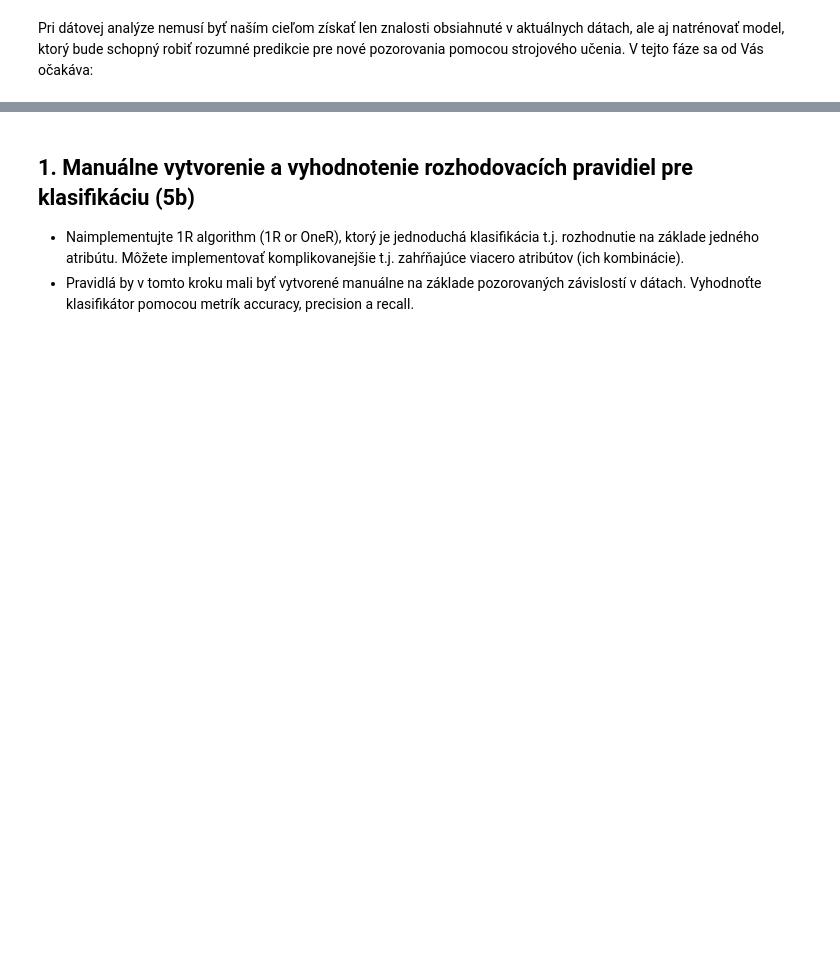
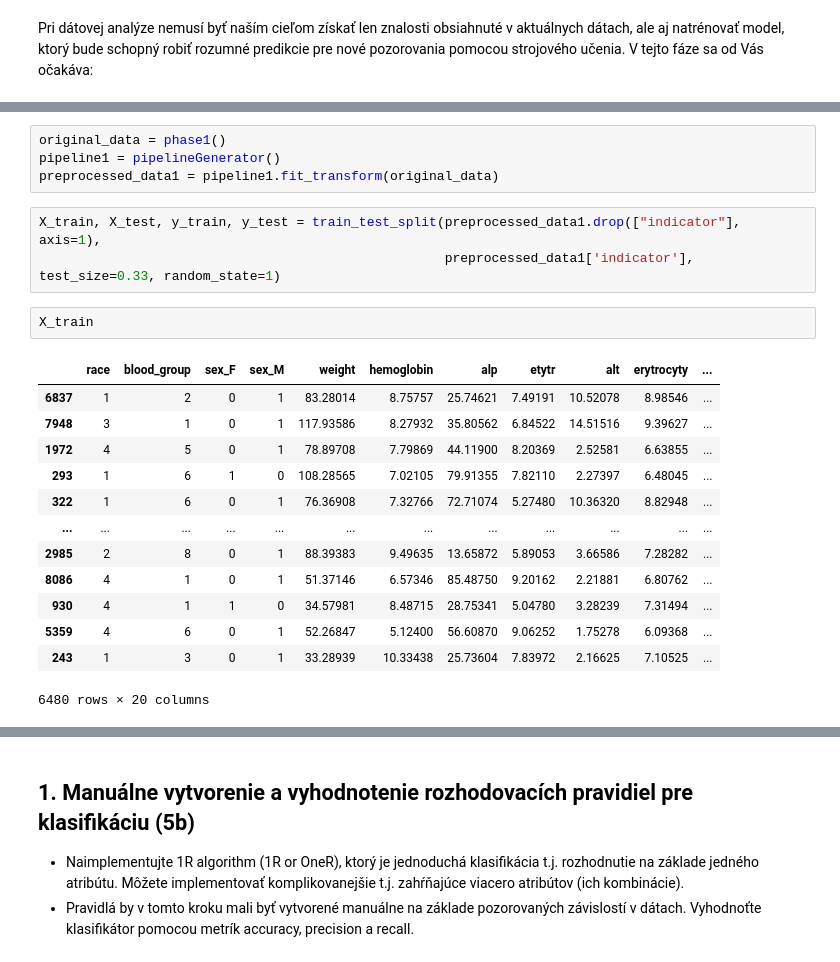
Before and after one commit to psmrecek/IAU-Projekt-ZS2021, a Jupyter notebook: IAU_Smrecek_Langova_Faza_3.ipynb, the cells around one changed output, grey strips where cells are left out. Drawn from its saved outputs; the diff is of its cells as text; blank space fills up the shorter version.

```diff
--- a/IAU_Smrecek_Langova_Faza_3.ipynb
+++ b/IAU_Smrecek_Langova_Faza_3.ipynb
@@ -5,0 +59,23 @@ V tejto fáze sa od Vás očakáva:
+# %%
+original_data = phase1()
+pipeline1 = pipelineGenerator()
+preprocessed_data1 = pipeline1.fit_transform(original_data)
+# %%
+X_train, X_test, y_train, y_test = train_test_split(preprocessed_data1.drop(["indicator"], axis=1),
+                                                    preprocessed_data1['indicator'], test_size=0.33, random_state=1)
+# %%
+X_train
+# %% [output]
+|  | race | blood_group | sex_F | sex_M | weight | hemoglobin | alp | etytr | alt | erytrocyty | ... |
+| 6837 | 1 | 2 | 0 | 1 | 83.28014 | 8.75757 | 25.74621 | 7.49191 | 10.52078 | 8.98546 | ... |
+| 7948 | 3 | 1 | 0 | 1 | 117.93586 | 8.27932 | 35.80562 | 6.84522 | 14.51516 | 9.39627 | ... |
+| 1972 | 4 | 5 | 0 | 1 | 78.89708 | 7.79869 | 44.11900 | 8.20369 | 2.52581 | 6.63855 | ... |
+| 293 | 1 | 6 | 1 | 0 | 108.28565 | 7.02105 | 79.91355 | 7.82110 | 2.27397 | 6.48045 | ... |
+| 322 | 1 | 6 | 0 | 1 | 76.36908 | 7.32766 | 72.71074 | 5.27480 | 10.36320 | 8.82948 | ... |
+| ... | ... | ... | ... | ... | ... | ... | ... | ... | ... | ... | ... |
+| 2985 | 2 | 8 | 0 | 1 | 88.39383 | 9.49635 | 13.65872 | 5.89053 | 3.66586 | 7.28282 | ... |
+| 8086 | 4 | 1 | 0 | 1 | 51.37146 | 6.57346 | 85.48750 | 9.20162 | 2.21881 | 6.80762 | ... |
+| 930 | 4 | 1 | 1 | 0 | 34.57981 | 8.48715 | 28.75341 | 5.04780 | 3.28239 | 7.31494 | ... |
+| 5359 | 4 | 6 | 0 | 1 | 52.26847 | 5.12400 | 56.60870 | 9.06252 | 1.75278 | 6.09368 | ... |
+| 243 | 1 | 3 | 0 | 1 | 33.28939 | 10.33438 | 25.73604 | 7.83972 | 2.16625 | 7.10525 | ... |
+6480 rows × 20 columns
```
Also changed, not shown: parts of 85 cells of this notebook.
